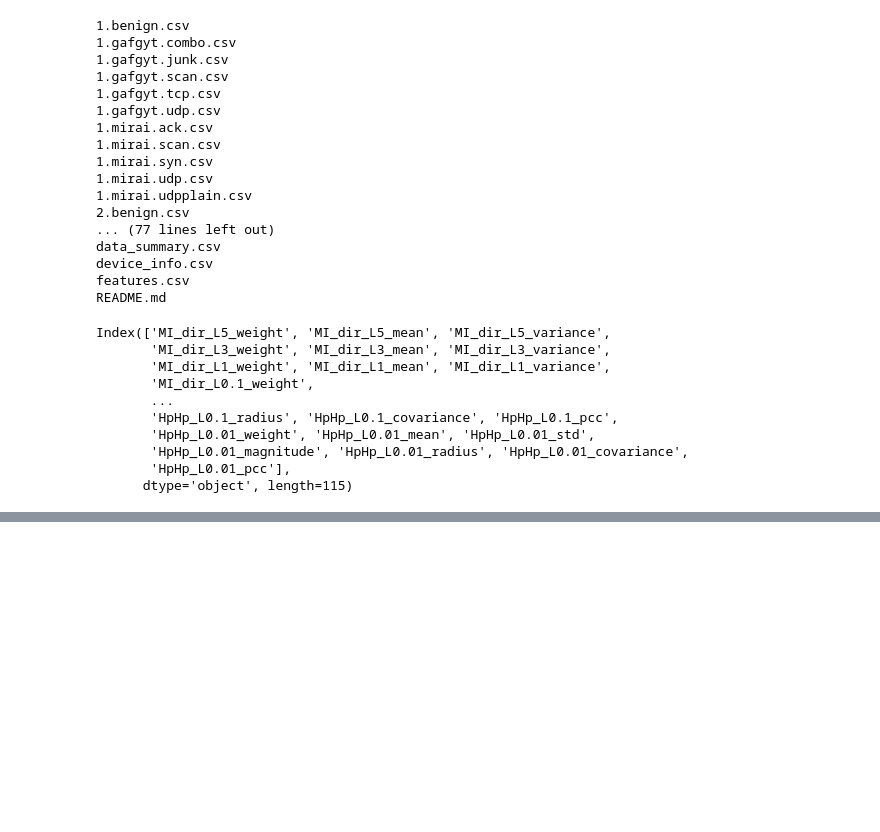
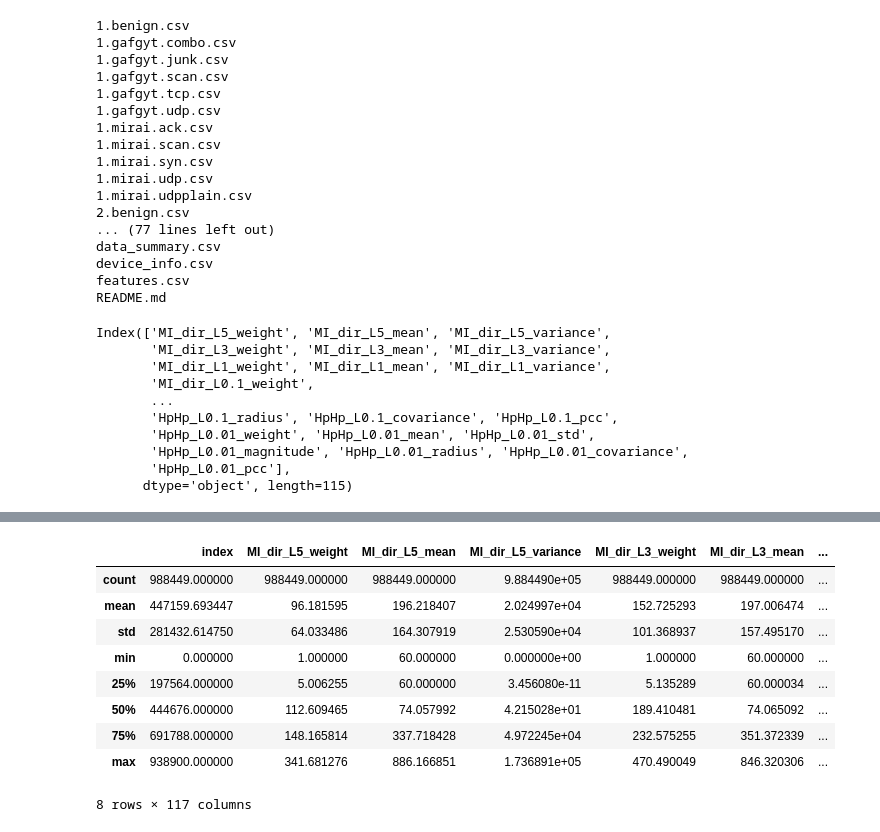
Before and after one commit to 17297781Karthik/FL-IoT-Threat_detection, a Jupyter notebook: analysis.ipynb, the cells around one changed output, grey strips where cells are left out. Saved outputs shown, nothing was run; the diff lists cells and outputs as text; code cells hidden in the pictures; blank space fills up the shorter version.

```diff
--- a/analysis.ipynb
+++ b/analysis.ipynb
@@ -39,0 +96,5 @@ Index(['MI_dir_L5_weight', 'MI_dir_L5_mean', 'MI_dir_L5_variance',
+# %%
+for i in req:
+    data=pd.read_csv(f'fdata/{i}')
+    data['label']=att_label[i]
+    att=pd.concat([att,data],ignore_index=True)
@@ -39,0 +116,7 @@ Index(['MI_dir_L5_weight', 'MI_dir_L5_mean', 'MI_dir_L5_variance',
+# %%
+beg1['label']=0
+# %%
+att=att.sample(frac=1).reset_index(drop=False)
+beg1=beg1.sample(frac=1).reset_index(drop=False)
+# %%
+att=pd.concat([att,beg1],ignore_index=True)
@@ -39,0 +139,13 @@ Index(['MI_dir_L5_weight', 'MI_dir_L5_mean', 'MI_dir_L5_variance',
+# %%
+att.describe()
+# %% [output]
+|  | index | MI_dir_L5_weight | MI_dir_L5_mean | MI_dir_L5_variance | MI_dir_L3_weight | MI_dir_L3_mean | ... |
+| count | 988449.000000 | 988449.000000 | 988449.000000 | 9.884490e+05 | 988449.000000 | 988449.000000 | ... |
+| mean | 447159.693447 | 96.181595 | 196.218407 | 2.024997e+04 | 152.725293 | 197.006474 | ... |
+| std | 281432.614750 | 64.033486 | 164.307919 | 2.530590e+04 | 101.368937 | 157.495170 | ... |
+| min | 0.000000 | 1.000000 | 60.000000 | 0.000000e+00 | 1.000000 | 60.000000 | ... |
+| 25% | 197564.000000 | 5.006255 | 60.000000 | 3.456080e-11 | 5.135289 | 60.000034 | ... |
+| 50% | 444676.000000 | 112.609465 | 74.057992 | 4.215028e+01 | 189.410481 | 74.065092 | ... |
+| 75% | 691788.000000 | 148.165814 | 337.718428 | 4.972245e+04 | 232.575255 | 351.372339 | ... |
+| max | 938900.000000 | 341.681276 | 886.166851 | 1.736891e+05 | 470.490049 | 846.320306 | ... |
+8 rows × 117 columns
```
Also changed, not shown: parts of 15 cells of this notebook, 2 other files.
